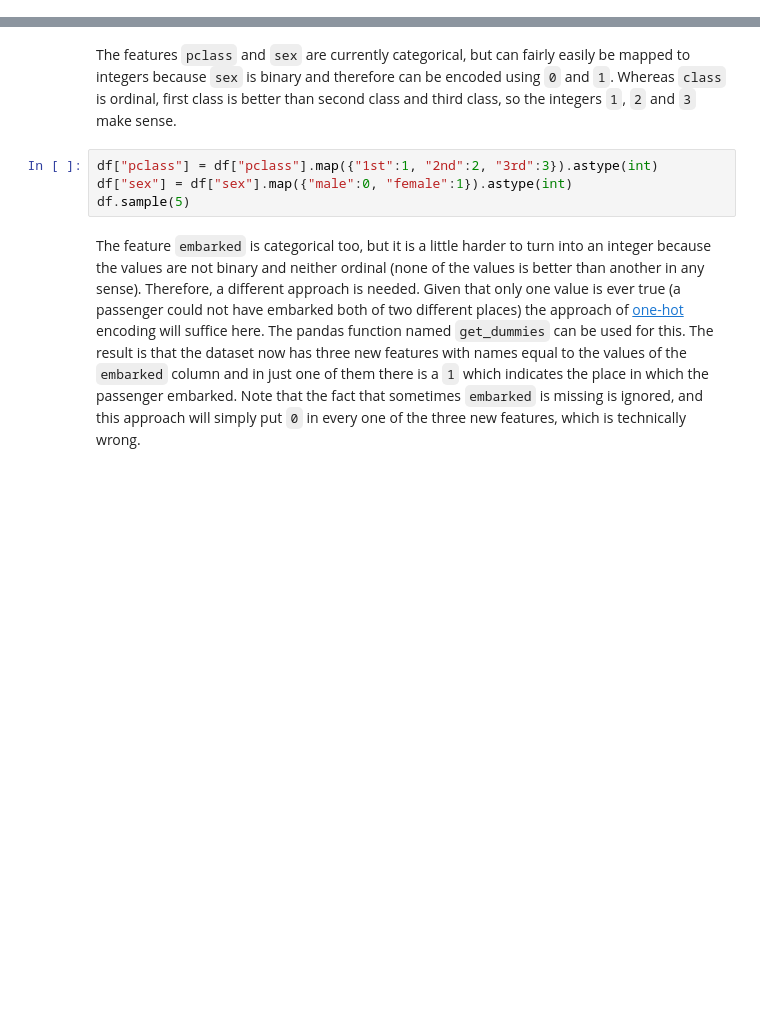
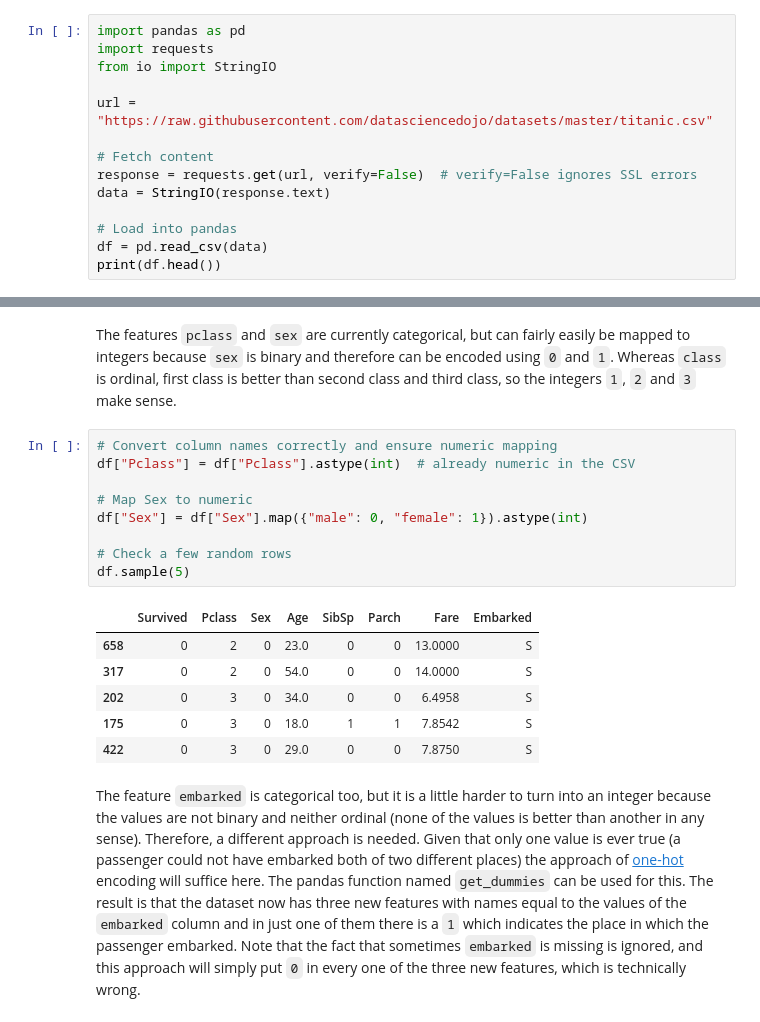
Before and after one commit to imanmossavat/ml-teaching-materials-fontys, a Jupyter notebook: notebooks/titanic_extended.ipynb, the cells around one changed output, grey strips where cells are left out. Cells and saved outputs as stored; diff of their text form; blank space fills up the shorter version.

Commit message:
titanic_extended_made_for_online

```diff
--- a/notebooks/titanic_extended.ipynb
+++ b/notebooks/titanic_extended.ipynb
@@ -27,0 +26,14 @@ df["age"] =  df["age"].fillna(df["age"].mean())
+# %%
+import pandas as pd
+import requests
+from io import StringIO
+
+url = "https://raw.githubusercontent.com/datasciencedojo/datasets/master/titanic.csv"
+
+# Fetch content
+response = requests.get(url, verify=False)  # verify=False ignores SSL errors
+data = StringIO(response.text)
+
+# Load into pandas
+df = pd.read_csv(data)
+print(df.head())
@@ -37,10 +98,22 @@ df.sample(5)
 ## 🆔 Encoding
 # %% [markdown]
 The features `pclass` and `sex` are currently categorical, but can fairly easily be mapped to integers because `sex` is binary and therefore can be encoded using `0` and `1`. Whereas `class` is ordinal, first class is better than second class and third class, so the integers `1`, `2` and `3` make sense.
-# %%
-df["pclass"] = df["pclass"].map({"1st":1, "2nd":2, "3rd":3}).astype(int)
-df["sex"] = df["sex"].map({"male":0, "female":1}).astype(int)
-df.sample(5)
+# %%
+# Convert column names correctly and ensure numeric mapping
+df["Pclass"] = df["Pclass"].astype(int)  # already numeric in the CSV
+
+# Map Sex to numeric
+df["Sex"] = df["Sex"].map({"male": 0, "female": 1}).astype(int)
+
+# Check a few random rows
+df.sample(5)
+# %% [output]
+|  | Survived | Pclass | Sex | Age | SibSp | Parch | Fare | Embarked |
+| 658 | 0 | 2 | 0 | 23.0 | 0 | 0 | 13.0000 | S |
+| 317 | 0 | 2 | 0 | 54.0 | 0 | 0 | 14.0000 | S |
+| 202 | 0 | 3 | 0 | 34.0 | 0 | 0 | 6.4958 | S |
+| 175 | 0 | 3 | 0 | 18.0 | 1 | 1 | 7.8542 | S |
+| 422 | 0 | 3 | 0 | 29.0 | 0 | 0 | 7.8750 | S |
 # %% [markdown]
 The feature `embarked` is categorical too, but it is a little harder to turn into an integer because the values are not binary and neither ordinal (none of the values is better than another in any sense). Therefore, a different approach is needed. Given that only one value is ever true (a passenger could not have embarked both of two different places) the approach of [one-hot](https://en.wikipedia.org/wiki/One-hot) encoding will suffice here. The pandas function named `get_dummies` can be used for this. The result is that the dataset now has three new features with names equal to the values of the `embarked` column and in just one of them there is a `1` which indicates the place in which the passenger embarked. Note that the fact that sometimes `embarked` is missing is ignored, and this approach will simply put `0` in every one of the three new features, which is technically wrong.
 # %%
```
Also changed, not shown: parts of 19 cells of this notebook.
